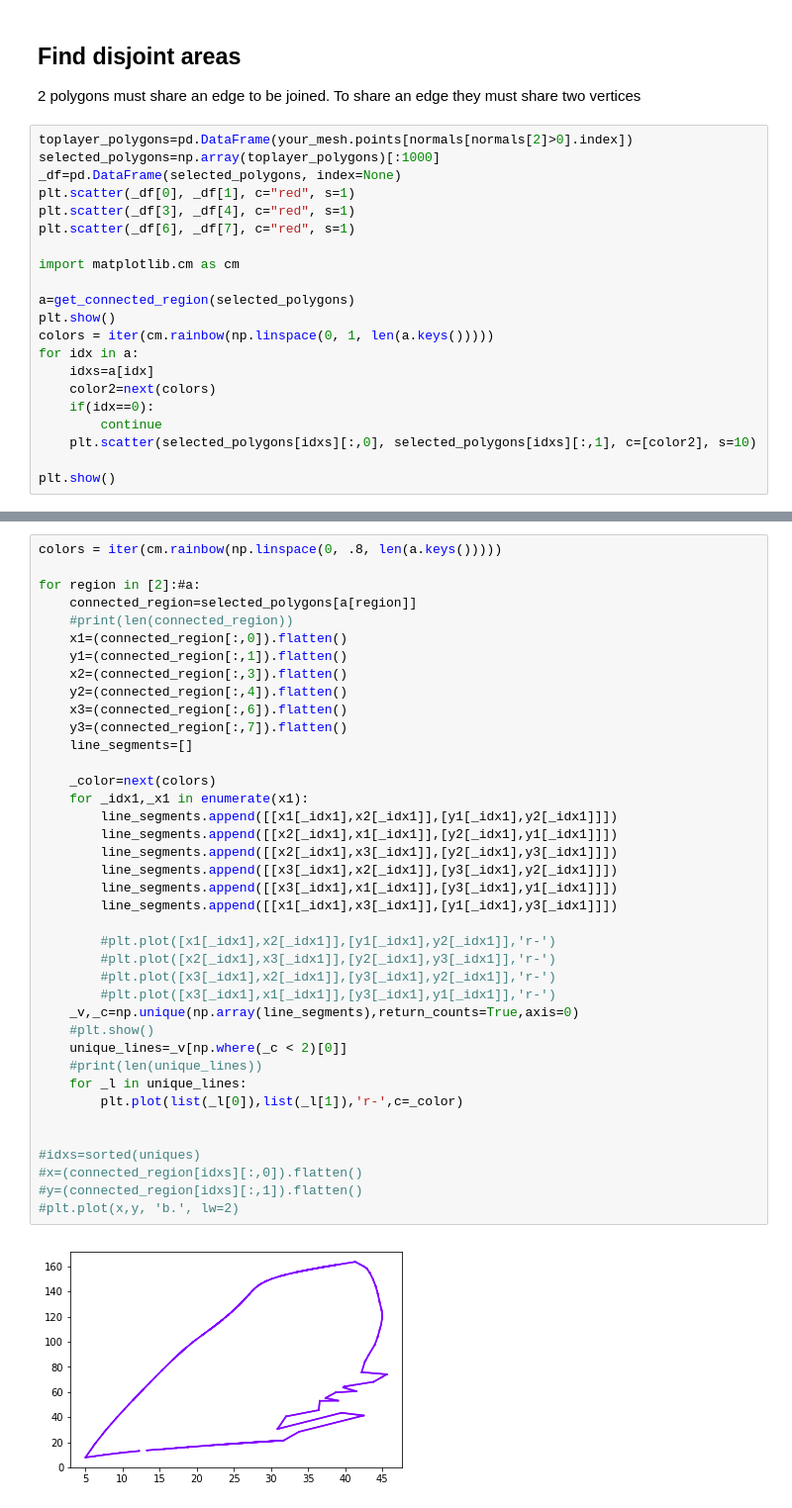
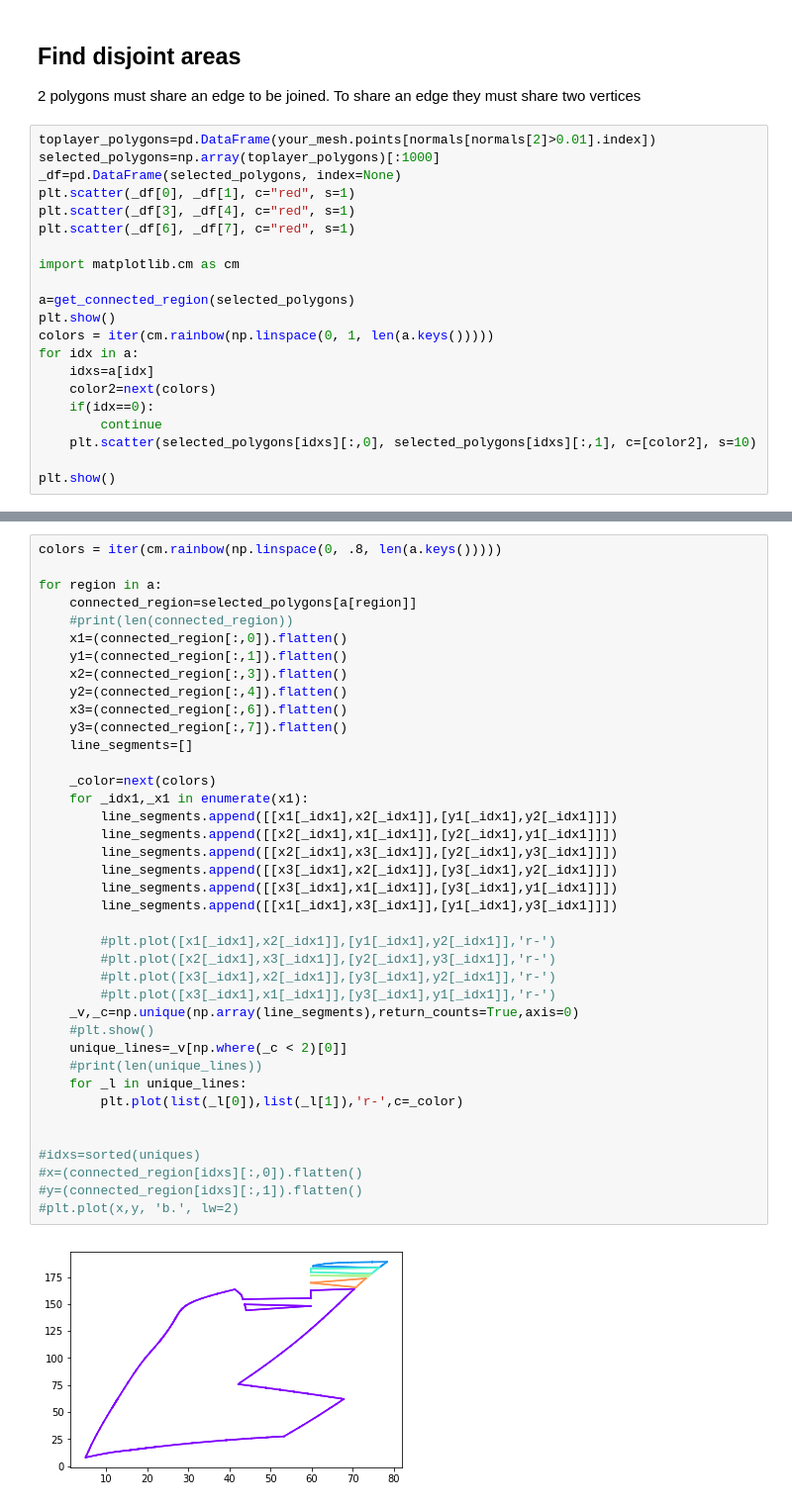
Before and after one commit to fostiropoulos/2dToolPathPlanning, a Jupyter notebook: PathPlanningResearch.ipynb, the cells around one changed output, grey strips where cells are left out. Shown at 99% size. Drawn from its saved outputs; the diff is of its cells as text.

```diff
--- a/PathPlanningResearch.ipynb
+++ b/PathPlanningResearch.ipynb
@@ -184,7 +184,7 @@ def get_connected_region(selected_polygons):
 
 2 polygons must share an edge to be joined. To share an edge they must share two vertices
 # %%
-toplayer_polygons=pd.DataFrame(your_mesh.points[normals[normals[2]>0].index])
+toplayer_polygons=pd.DataFrame(your_mesh.points[normals[normals[2]>0.01].index])
 selected_polygons=np.array(toplayer_polygons)[:1000]
 _df=pd.DataFrame(selected_polygons, index=None)
 plt.scatter(_df[0], _df[1], c="red", s=1)
@@ -225,7 +225,7 @@ dict_keys([0, 2, 11, 27, 30, 39, 41, 852, 853, 860, 865, 869, 872, 876, 884, 887
 # %%
 colors = iter(cm.rainbow(np.linspace(0, .8, len(a.keys()))))
 
-for region in [2]:#a:
+for region in a:
     connected_region=selected_polygons[a[region]]
     #print(len(connected_region))
     x1=(connected_region[:,0]).flatten()
@@ -235,34 +235,34 @@ for region in [2]:#a:
     x3=(connected_region[:,6]).flatten()
     y3=(connected_region[:,7]).flatten()
     line_segments=[]
 
     _color=next(colors)
     for _idx1,_x1 in enumerate(x1):
         line_segments.append([[x1[_idx1],x2[_idx1]],[y1[_idx1],y2[_idx1]]])
         line_segments.append([[x2[_idx1],x1[_idx1]],[y2[_idx1],y1[_idx1]]])
         line_segments.append([[x2[_idx1],x3[_idx1]],[y2[_idx1],y3[_idx1]]])
         line_segments.append([[x3[_idx1],x2[_idx1]],[y3[_idx1],y2[_idx1]]])
         line_segments.append([[x3[_idx1],x1[_idx1]],[y3[_idx1],y1[_idx1]]])
         line_segments.append([[x1[_idx1],x3[_idx1]],[y1[_idx1],y3[_idx1]]])
 
         #plt.plot([x1[_idx1],x2[_idx1]],[y1[_idx1],y2[_idx1]],'r-')
         #plt.plot([x2[_idx1],x3[_idx1]],[y2[_idx1],y3[_idx1]],'r-')
         #plt.plot([x3[_idx1],x2[_idx1]],[y3[_idx1],y2[_idx1]],'r-')
         #plt.plot([x3[_idx1],x1[_idx1]],[y3[_idx1],y1[_idx1]],'r-')
     _v,_c=np.unique(np.array(line_segments),return_counts=True,axis=0)
     #plt.show()
     unique_lines=_v[np.where(_c < 2)[0]]
     #print(len(unique_lines))
     for _l in unique_lines:
         plt.plot(list(_l[0]),list(_l[1]),'r-',c=_color)
 
 
 #idxs=sorted(uniques)
 #x=(connected_region[idxs][:,0]).flatten()
 #y=(connected_region[idxs][:,1]).flatten()
 #plt.plot(x,y, 'b.', lw=2)
 # %% [output]
-[figure, old version]
+[figure, new version]
 # %%
 len(np.where(_c < 2)[0])
 # %% [output]
```
Also changed, not shown: parts of 7 cells of this notebook, 1 other file.
